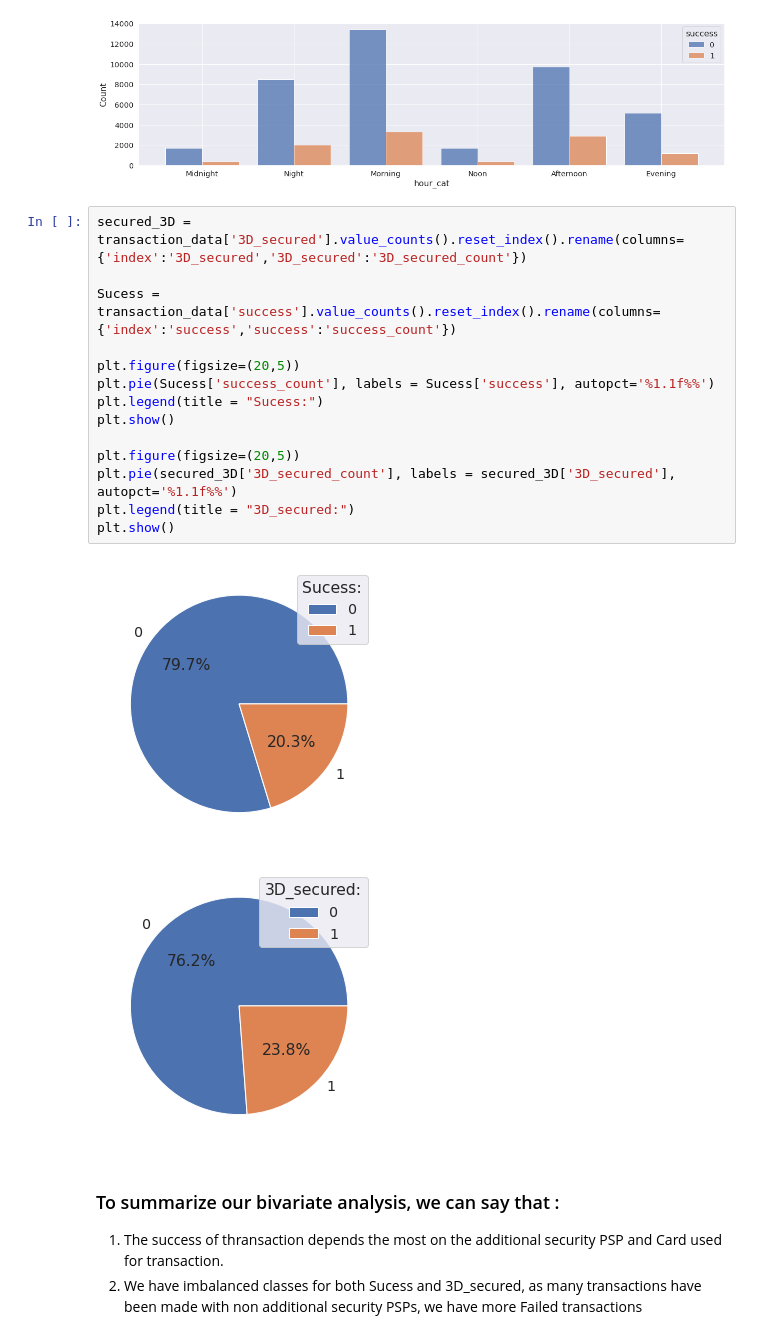
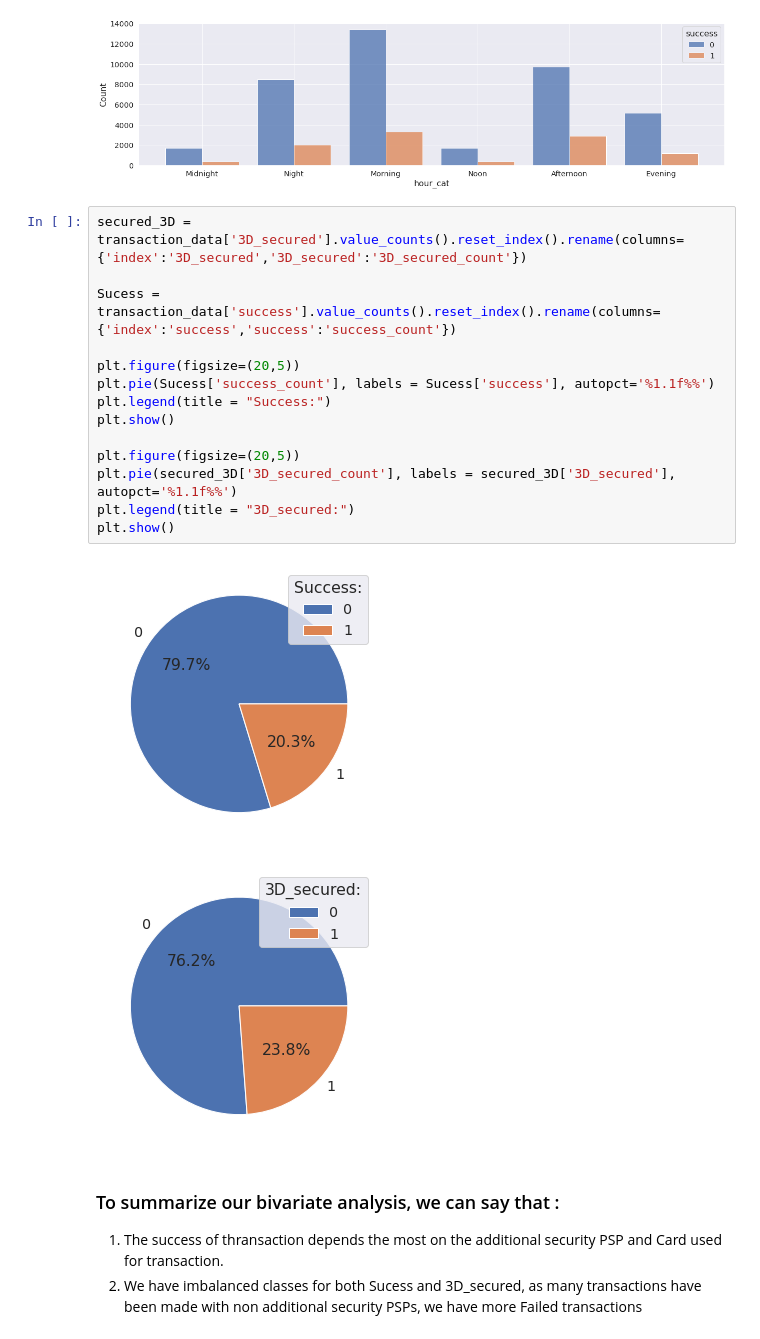
Before and after one commit to VainqueurGithub/Case-Study-Model-Engineering, a Jupyter notebook: routing card transaction.ipynb, the cells around one changed output. Drawn from its saved outputs; the diff is of its cells as text.

```diff
--- a/routing card transaction.ipynb
+++ b/routing card transaction.ipynb
@@ -288,19 +288,19 @@ sns.histplot(x='hour_cat',hue='success',data=transaction_data,stat="count",multi
 # %%
 secured_3D = transaction_data['3D_secured'].value_counts().reset_index().rename(columns={'index':'3D_secured','3D_secured':'3D_secured_count'})
 
 Sucess = transaction_data['success'].value_counts().reset_index().rename(columns={'index':'success','success':'success_count'})
 
 plt.figure(figsize=(20,5))
 plt.pie(Sucess['success_count'], labels = Sucess['success'], autopct='%1.1f%%')
-plt.legend(title = "Sucess:")
+plt.legend(title = "Success:")
 plt.show()
 
 plt.figure(figsize=(20,5))
 plt.pie(secured_3D['3D_secured_count'], labels = secured_3D['3D_secured'], autopct='%1.1f%%')
 plt.legend(title = "3D_secured:")
 plt.show()
 # %% [output]
-[figure, old version]
+[figure, new version]
 [figure]
 # %% [markdown]
 ### To summarize our bivariate analysis, we can say that :
```
Also changed, not shown: parts of 19 cells of this notebook, 4 other files.
